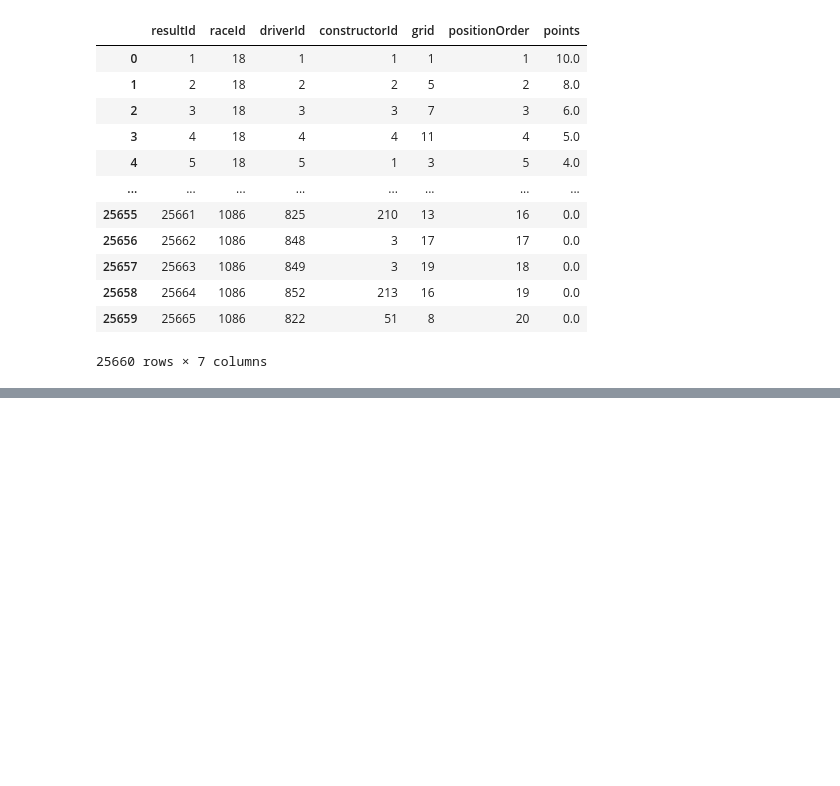
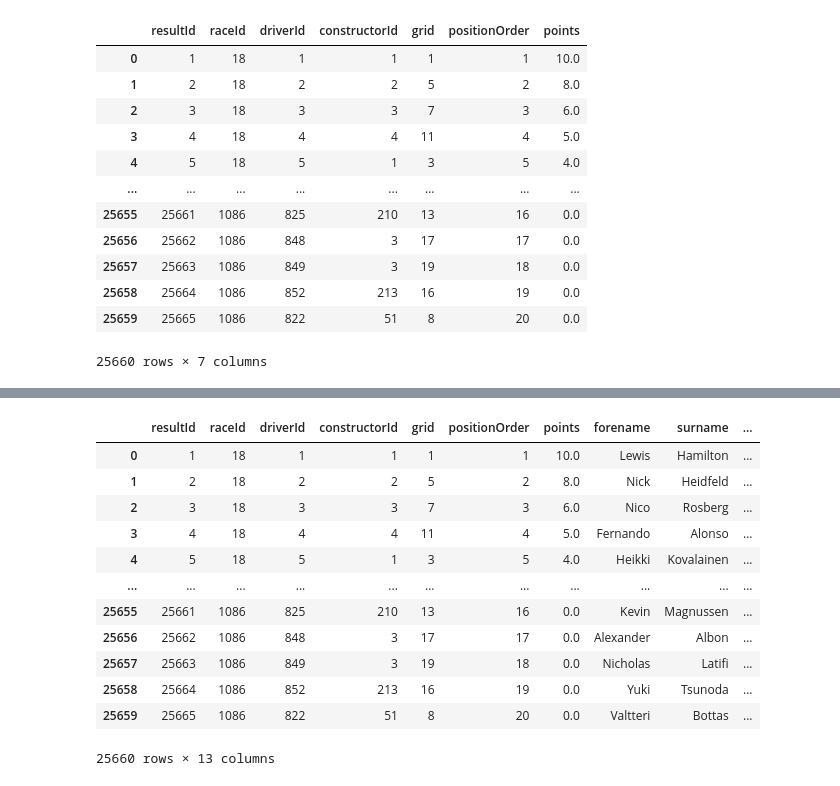
Before and after one commit to Ashley822/datasci151_final_project, a Jupyter notebook: cleaning_and_merging.ipynb, the cells around one changed output, grey strips where cells are left out. Cells and saved outputs as stored; diff of their text form; code cells hidden in the pictures; blank space fills up the shorter version.

```diff
--- a/cleaning_and_merging.ipynb
+++ b/cleaning_and_merging.ipynb
@@ -44,9 +60,9 @@ drivers["number"] = pd.to_numeric(drivers["number"])
 
 display(drivers)
 
-drivers = drivers[["driverId", "forename", "surname", "nationality", "dob"]]
+df_drivers = drivers[["driverId", "forename", "surname", "nationality", "dob"]]
 
-display(drivers)
+display(df_drivers)
 # %% [output]
 |  | driverId | driverRef | number | code | forename | surname | dob | nationality | url |
 | 0 | 1 | hamilton | 44 | HAM | Lewis | Hamilton | 1985-01-07 | British | http://en.wikipedia.org/wiki/Lewi... |
@@ -106,9 +122,9 @@ results["position"] = pd.to_numeric(results["position"])
 
 display(results)
 
-results = results[["resultId", "raceId", "driverId", "constructorId", "grid", "positionOrder", "points"]]
+df_results = results[["resultId", "raceId", "driverId", "constructorId", "grid", "positionOrder", "points"]]
 
-display(results)
+display(df_results)
 # %% [output]
 |  | resultId | raceId | driverId | constructorId | number | grid | position | positionText | positionOrder | ... |
 | 0 | 1 | 18 | 1 | 1 | 22 | 1 | 1 | 1 | 1 | ... |
@@ -157,9 +189,25 @@ df_constructors = df_constructors[["constructorId", "constructorRef"]]
 # %%
 #merging results.csv and drivers.csv
-df_merged_drivers_results = pd.merge(left = results, right = drivers, how = "left", on = "driverId")
+df_merged_drivers_results = pd.merge(left = df_results, right = df_drivers, how = "left", on = "driverId")
 
 #merging with constructor.csv
 df_merged_constructor_results = pd.merge(left = df_merged_drivers_results, right = df_constructors, how = "left", on = "constructorId")
 
 #merging with races.csv
 df_merged = pd.merge(left = df_merged_constructor_results, right = df_races, how = "left", on = "raceId")
+
+display(df_merged)
+# %% [output]
+|  | resultId | raceId | driverId | constructorId | grid | positionOrder | points | forename | surname | ... |
+| 0 | 1 | 18 | 1 | 1 | 1 | 1 | 10.0 | Lewis | Hamilton | ... |
+| 1 | 2 | 18 | 2 | 2 | 5 | 2 | 8.0 | Nick | Heidfeld | ... |
+| 2 | 3 | 18 | 3 | 3 | 7 | 3 | 6.0 | Nico | Rosberg | ... |
+| 3 | 4 | 18 | 4 | 4 | 11 | 4 | 5.0 | Fernando | Alonso | ... |
+| 4 | 5 | 18 | 5 | 1 | 3 | 5 | 4.0 | Heikki | Kovalainen | ... |
+| ... | ... | ... | ... | ... | ... | ... | ... | ... | ... | ... |
+| 25655 | 25661 | 1086 | 825 | 210 | 13 | 16 | 0.0 | Kevin | Magnussen | ... |
+| 25656 | 25662 | 1086 | 848 | 3 | 17 | 17 | 0.0 | Alexander | Albon | ... |
+| 25657 | 25663 | 1086 | 849 | 3 | 19 | 18 | 0.0 | Nicholas | Latifi | ... |
+| 25658 | 25664 | 1086 | 852 | 213 | 16 | 19 | 0.0 | Yuki | Tsunoda | ... |
+| 25659 | 25665 | 1086 | 822 | 51 | 8 | 20 | 0.0 | Valtteri | Bottas | ... |
+25660 rows × 13 columns
```
Also changed, not shown: parts of 5 cells of this notebook.
